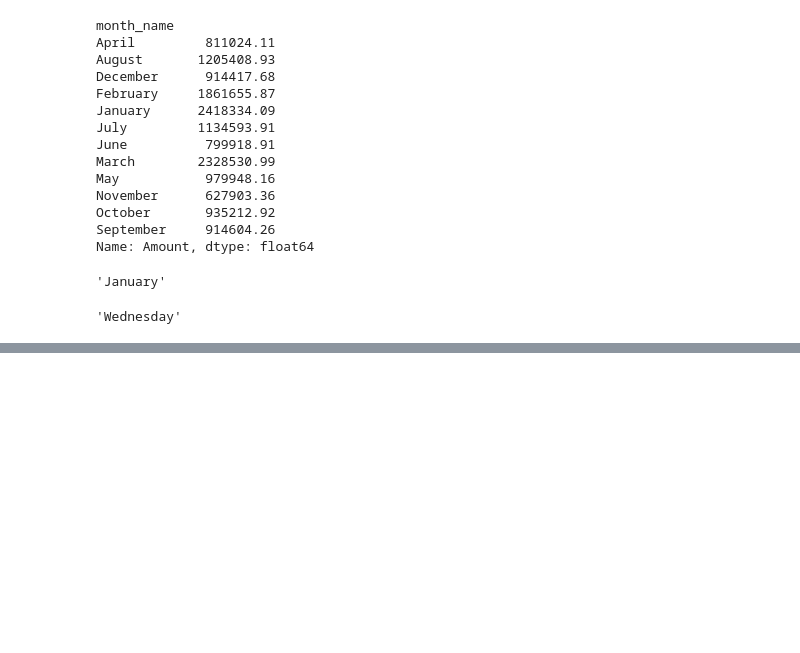
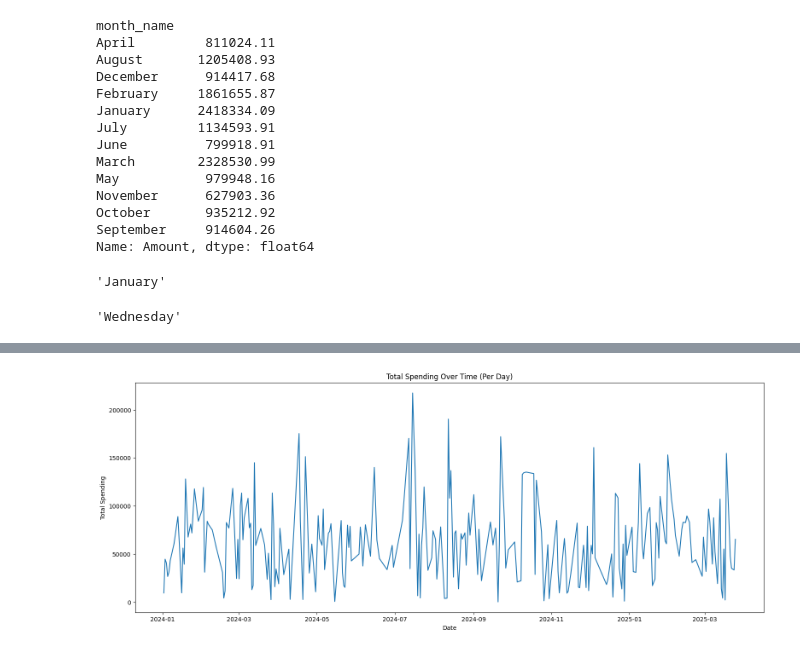
Before and after one commit to dipak1920basnet/Daily_Expense_Tracker, a Jupyter notebook: expense_tracker.ipynb, the cells around one changed output, grey strips where cells are left out. Cells and saved outputs as stored; diff of their text form; code cells hidden in the pictures; blank space fills up the shorter version.

```diff
--- a/expense_tracker.ipynb
+++ b/expense_tracker.ipynb
@@ -323,0 +347,11 @@ df.groupby("day")["Amount"].sum().idxmax()
+# %%
+date_spending = df.groupby("Date")["Amount"].sum().sort_index()
+plt.figure(figsize=(19,7))
+plt.plot(date_spending.index, date_spending.values)
+plt.xlabel("Date")
+plt.ylabel("Total Spending")
+plt.title("Total Spending Over Time (Per Day)")
+plt.savefig("charts/line_chart")
+plt.show()
+# %% [output]
+[figure, added]
```
Also changed, not shown: parts of 5 cells of this notebook, 4 other files.
